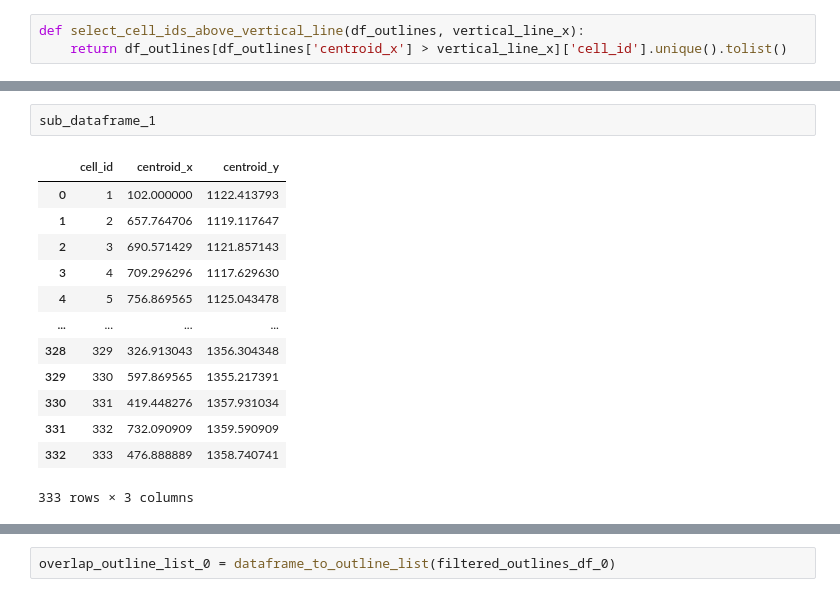
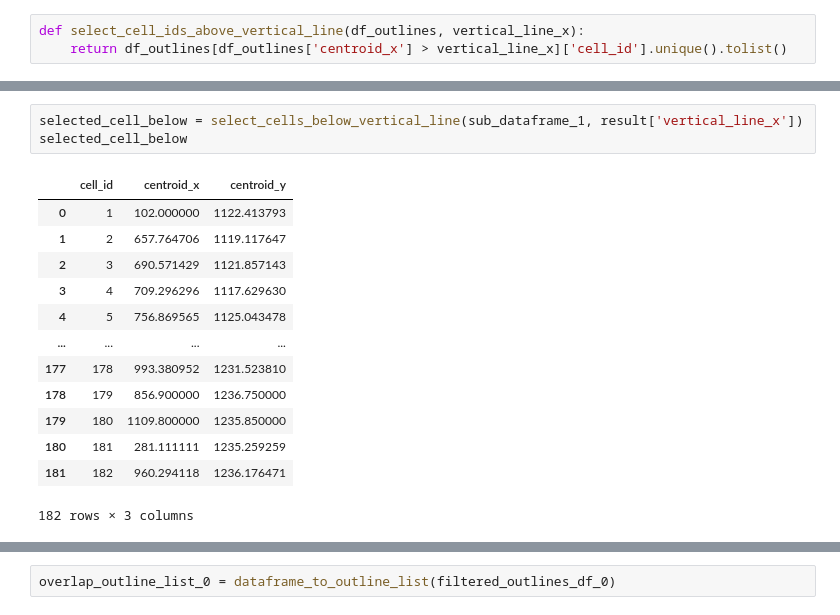
Before and after one commit to xiwang3236/Image_processing_tools, a Jupyter notebook: Solve_conflict.ipynb, the cells around one changed output, grey strips where cells are left out. Cells and saved outputs as stored; diff of their text form.

```diff
--- a/Solve_conflict.ipynb
+++ b/Solve_conflict.ipynb
@@ -645,16 +647,17 @@ selected_cell_above
-# %%
-sub_dataframe_1
-# %% [output]
-|  | cell_id | centroid_x | centroid_y |
-| 0 | 1 | 102.000000 | 1122.413793 |
-| 1 | 2 | 657.764706 | 1119.117647 |
-| 2 | 3 | 690.571429 | 1121.857143 |
-| 3 | 4 | 709.296296 | 1117.629630 |
-| 4 | 5 | 756.869565 | 1125.043478 |
-| ... | ... | ... | ... |
-| 328 | 329 | 326.913043 | 1356.304348 |
-| 329 | 330 | 597.869565 | 1355.217391 |
-| 330 | 331 | 419.448276 | 1357.931034 |
-| 331 | 332 | 732.090909 | 1359.590909 |
-| 332 | 333 | 476.888889 | 1358.740741 |
-333 rows × 3 columns
+# %%
+selected_cell_below = select_cells_below_vertical_line(sub_dataframe_1, result['vertical_line_x'])
+selected_cell_below
+# %% [output]
+|  | cell_id | centroid_x | centroid_y |
+| 0 | 1 | 102.000000 | 1122.413793 |
+| 1 | 2 | 657.764706 | 1119.117647 |
+| 2 | 3 | 690.571429 | 1121.857143 |
+| 3 | 4 | 709.296296 | 1117.629630 |
+| 4 | 5 | 756.869565 | 1125.043478 |
+| ... | ... | ... | ... |
+| 177 | 178 | 993.380952 | 1231.523810 |
+| 178 | 179 | 856.900000 | 1236.750000 |
+| 179 | 180 | 1109.800000 | 1235.850000 |
+| 180 | 181 | 281.111111 | 1235.259259 |
+| 181 | 182 | 960.294118 | 1236.176471 |
+182 rows × 3 columns
```
Also changed, not shown: parts of 8 cells of this notebook.
